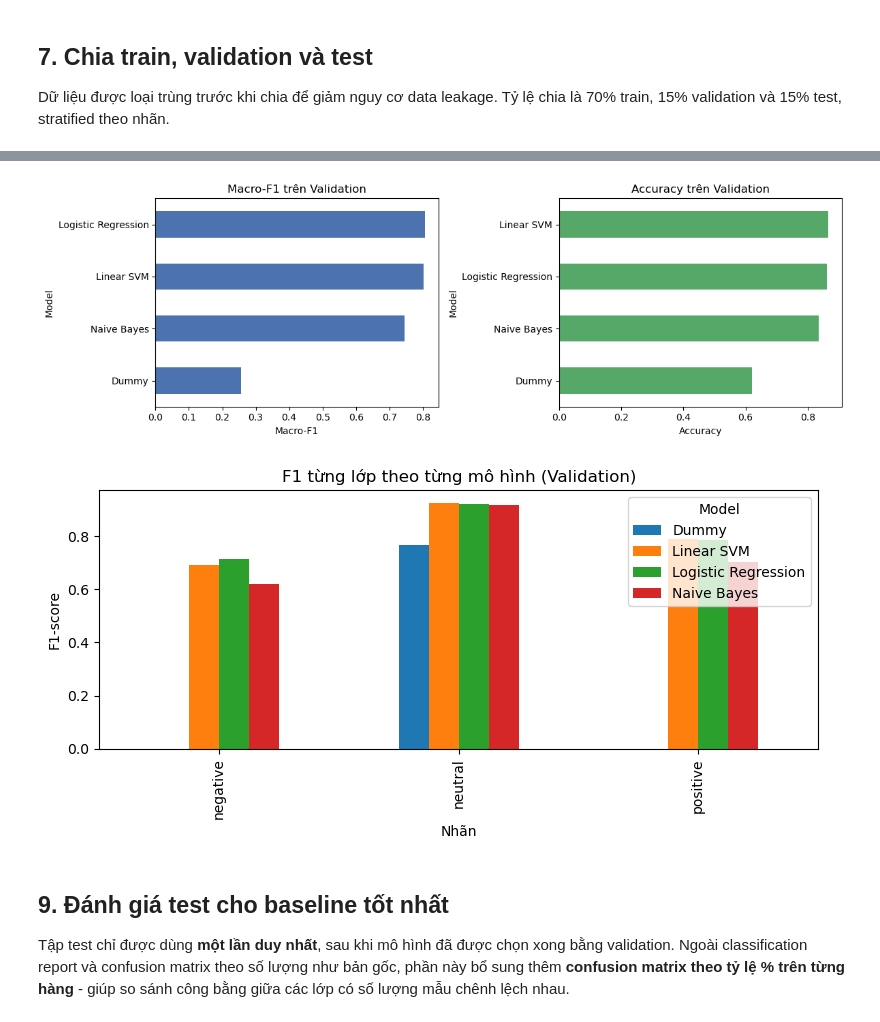
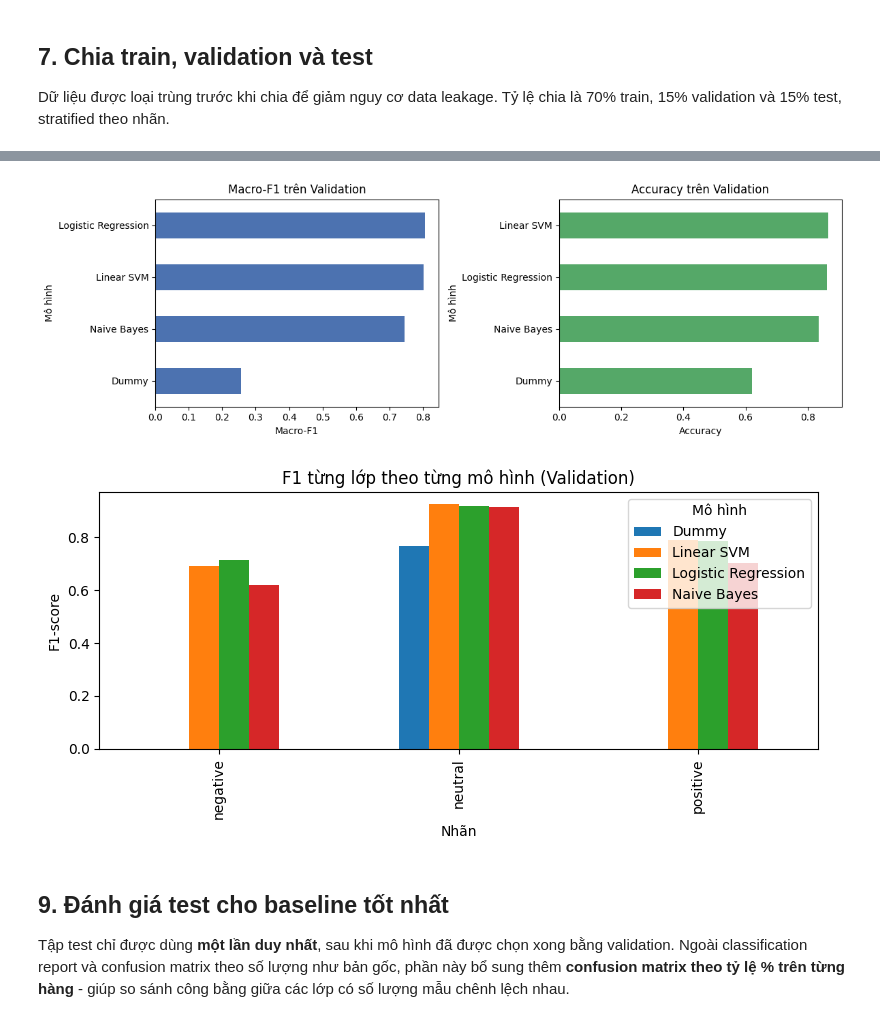
Before and after one commit to ngtd-2609/financial-sentiment-analysis-app, a Jupyter notebook: notebook/Financial_Sentiment_Analysis_Fixed_collab.ipynb, the cells around one changed output, grey strips where cells are left out. Drawn from its saved outputs; the diff is of its cells as text; code cells hidden in the pictures.

```diff
--- a/notebook/Financial_Sentiment_Analysis_Fixed_collab.ipynb
+++ b/notebook/Financial_Sentiment_Analysis_Fixed_collab.ipynb
@@ -601,5 +641,11 @@ def compute_metrics_per_class(y_true, y_pred, model_name):
     })
 # %%
+# ============================================================
+# BƯỚC 2: Xây dựng, tinh chỉnh và huấn luyện 4 mô hình baseline
+# ============================================================
+# Với Logistic Regression và Linear SVM, dò thêm siêu tham số C bằng
+# GridSearchCV (3-fold CV TRÊN TẬP TRAIN) để chọn độ mạnh regularization
+# phù hợp, thay vì dùng giá trị mặc định.
 
 validation_results = []
 validation_results_per_class = []
@@ -609,11 +655,13 @@ best_baseline_model = None
 
 if RUN_BASELINE_MODELS and train_df is not None:
 
+    # --- Mô hình 1: Dummy Classifier (mốc so sánh tối thiểu, không học gì cả) ---
     dummy_pipe = Pipeline([
         ('tfidf', TfidfVectorizer(ngram_range=(1, 2), min_df=2)),
         ('clf', DummyClassifier(strategy='most_frequent')),
     ])
 
+    # --- Mô hình 2: Naive Bayes, dò alpha (hệ số làm mượt Laplace) ---
     nb_pipe = Pipeline([
         ('tfidf', TfidfVectorizer(ngram_range=(1, 2), min_df=2)),
         ('clf', MultinomialNB()),
@@ -623,6 +671,7 @@ if RUN_BASELINE_MODELS and train_df is not None:
         scoring='f1_macro', cv=3, n_jobs=-1,
     )
 
+    # --- Mô hình 3: Logistic Regression, dò C (độ mạnh regularization) ---
     lr_pipe = Pipeline([
         ('tfidf', TfidfVectorizer(ngram_range=(1, 2), min_df=2)),
         ('clf', LogisticRegression(max_iter=2000, class_weight='balanced', random_state=SEED)),
@@ -632,6 +681,7 @@ if RUN_BASELINE_MODELS and train_df is not None:
         scoring='f1_macro', cv=3, n_jobs=-1,
     )
 
+    # --- Mô hình 4: Linear SVM, dò C ---
     svm_pipe = Pipeline([
         ('tfidf', TfidfVectorizer(ngram_range=(1, 2), min_df=2)),
         ('clf', LinearSVC(class_weight='balanced', random_state=SEED)),
@@ -670,26 +720,26 @@ if RUN_BASELINE_MODELS and train_df is not None:
     val_metrics_df = pd.DataFrame(validation_results).sort_values('Macro-F1', ascending=False).reset_index(drop=True)
     val_metrics_per_class_df = pd.concat(validation_results_per_class, ignore_index=True)
 
-    print('Siêu tham số tốt nhất cho mỗi mô hình (qua 3-fold CV trên train):')
+    print('Siêu tham số tốt nhất cho mỗi mô hình (qua 3-fold CV trên tập train):')
     for name, params in best_params_log.items():
         print(f'  - {name}: {params}')
 
     print()
-    print('Bảng so sánh tổng quát trên tập VALIDATION (sắp xếp theo Macro-F1 giảm dần):')
+    print('===== Bảng so sánh tổng quát trên tập VALIDATION (sắp xếp theo Macro-F1 giảm dần) =====')
     display(val_metrics_df.round(4))
 
     print()
-    print('Bảng chi tiết theo từng lớp (negative / neutral / positive) trên VALIDATION:')
+    print('===== Bảng chi tiết theo từng lớp (negative / neutral / positive) trên VALIDATION =====')
     display(val_metrics_per_class_df.round(4))
 
-    best_baseline_name = val_metrics_df.iloc[0]['Model']
+    best_baseline_name = val_metrics_df.iloc[0]['Mô hình']
     best_baseline_model = fitted_models[best_baseline_name]
     STAGE_STATUS['baseline'] = 'done'
     print()
-    print('=> Mô hình tốt nhất theo validation Macro-F1:', best_baseline_name)
+    print('=> Mô hình tốt nhất theo Macro-F1 trên validation:', best_baseline_name)
 else:
     val_metrics_df = pd.DataFrame()
     val_metrics_per_class_df = pd.DataFrame()
     STAGE_STATUS['baseline'] = 'skipped_no_data_or_config'
-    print('Chưa có dữ liệu hoặc RUN_BASELINE_MODELS=False nên bỏ qua baseline.')
+    print('Chưa có dữ liệu hoặc RUN_BASELINE_MODELS=False nên bỏ qua bước huấn luyện baseline.')
 # %% [output]
@@ -723,35 +773,39 @@ Bảng chi tiết theo từng lớp (negative / neutral / positive) trên VALIDA
 # %%
+# ============================================================
+# BƯỚC 3: Trực quan hóa so sánh 4 mô hình trên validation
+# ============================================================
 if not val_metrics_df.empty:
     fig, axes = plt.subplots(1, 2, figsize=(12, 4))
 
     val_metrics_df.sort_values('Macro-F1').plot(
-        x='Model', y='Macro-F1', kind='barh', ax=axes[0], legend=False,
+        x='Mô hình', y='Macro-F1', kind='barh', ax=axes[0], legend=False,
         color='#4C72B0', title='Macro-F1 trên Validation'
     )
     axes[0].set_xlabel('Macro-F1')
 
     val_metrics_df.sort_values('Accuracy').plot(
-        x='Model', y='Accuracy', kind='barh', ax=axes[1], legend=False,
+        x='Mô hình', y='Accuracy', kind='barh', ax=axes[1], legend=False,
         color='#55A868', title='Accuracy trên Validation'
     )
     axes[1].set_xlabel('Accuracy')
 
     plt.tight_layout()
     plt.savefig(FIGURES / 'baseline_validation_comparison.png', dpi=160)
     plt.show()
 
-    pivot_f1 = val_metrics_per_class_df.pivot(index='Label', columns='Model', values='F1').reindex(LABEL_ORDER)
+    # F1 từng lớp cho từng mô hình -> thấy rõ mô hình nào yếu ở lớp nào
+    pivot_f1 = val_metrics_per_class_df.pivot(index='Nhãn', columns='Mô hình', values='F1').reindex(LABEL_ORDER)
     ax = pivot_f1.plot(kind='bar', figsize=(8, 4), title='F1 từng lớp theo từng mô hình (Validation)')
     ax.set_xlabel('Nhãn')
     ax.set_ylabel('F1-score')
     plt.tight_layout()
     plt.savefig(FIGURES / 'baseline_f1_per_class.png', dpi=160)
     plt.show()
 else:
     print('Không có dữ liệu validation để vẽ biểu đồ.')
 # %% [output]
 [figure]
-[figure, old version]
+[figure, new version]
 # %% [markdown]
 ## 9. Đánh giá test cho baseline tốt nhất
 Tập test chỉ được dùng **một lần duy nhất**, sau khi mô hình đã được chọn xong bằng validation. Ngoài classification report và confusion matrix theo số lượng như bản gốc, phần này bổ sung thêm **confusion matrix theo tỷ lệ % trên từng hàng** - giúp so sánh công bằng giữa các lớp có số lượng mẫu chênh lệch nhau.
```
Also changed, not shown: parts of 20 cells of this notebook, 2 other files.
